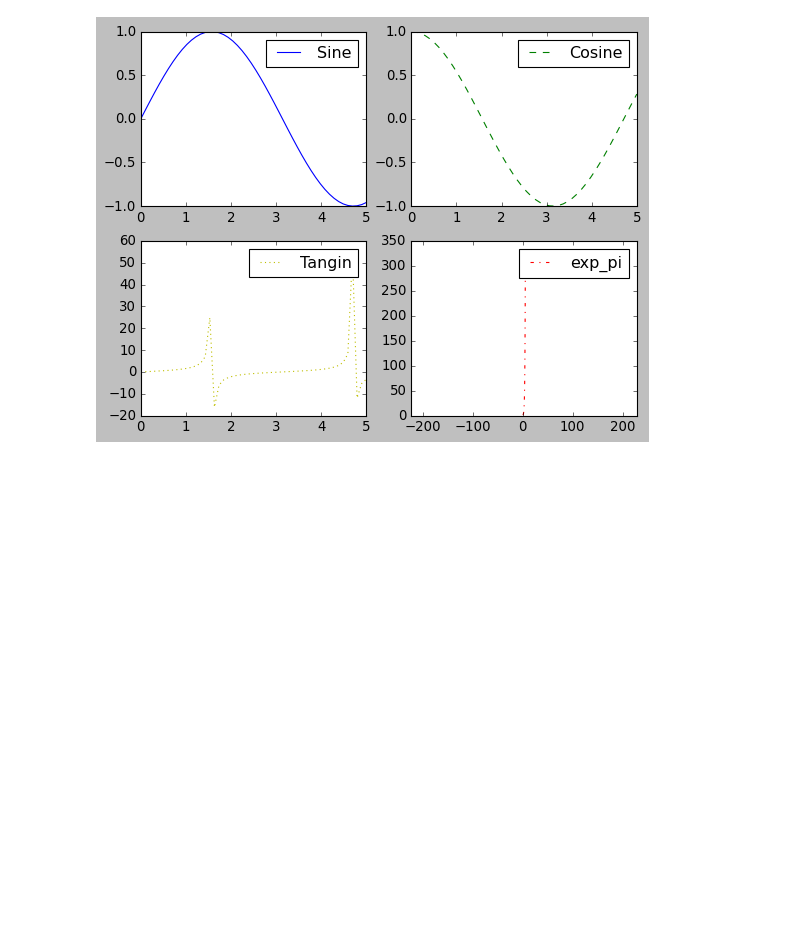
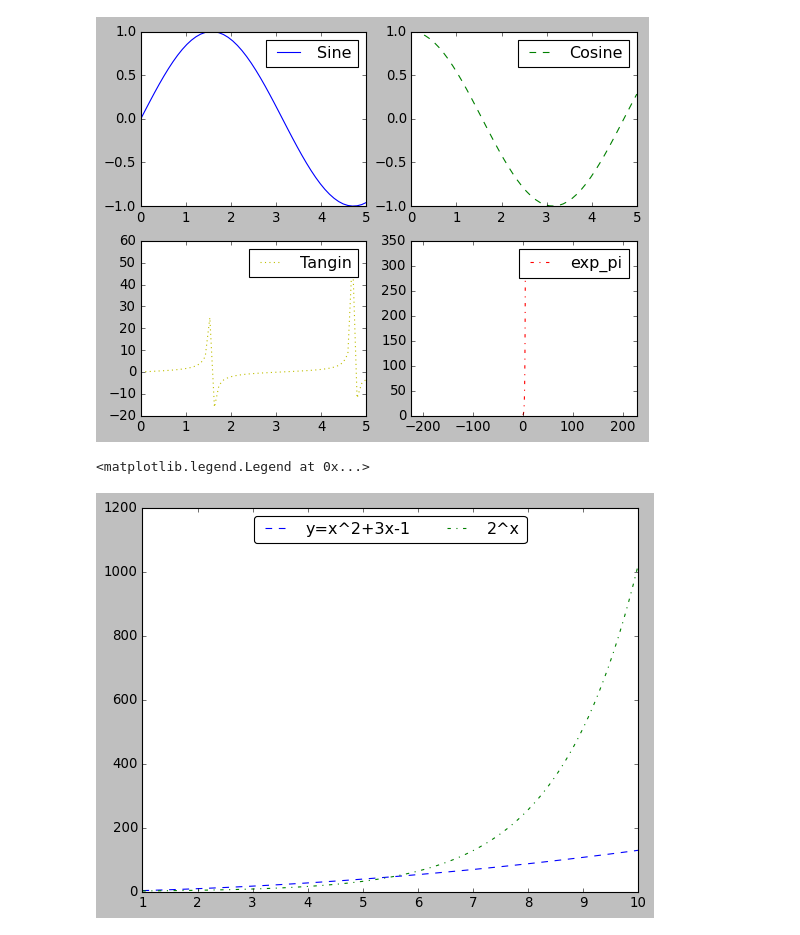
Before and after one commit to Chao216/data_science_handbook, a Jupyter notebook: CH04/4.8 legends.ipynb, the cells around one changed output. Cells and saved outputs as stored; diff of their text form; code cells hidden in the pictures; blank space fills up the shorter version.

```diff
--- a/CH04/4.8 legends.ipynb
+++ b/CH04/4.8 legends.ipynb
@@ -20,3 +20,15 @@ ax[1,1].legend()
 fig.savefig("./Figs/quard.png")
 # %% [output]
 [figure]
+# %%
+x = np.linspace(1,10,100)
+plt.plot(x,x**2+3*x-1,"--b",label="y=x^2+3x-1")
+plt.plot(x, 2**x, "-.g", label="2^x")
+plt.legend(loc="upper center", frameon=True, ncol=2, fancybox = True) # this line will add legends
+# loc location, framon , t or f
+# ncol matrix shape of legends
+
+# fancybox for round cornor boxes
+# %% [output]
+<matplotlib.legend.Legend at 0x...>
+[figure, added]
```
